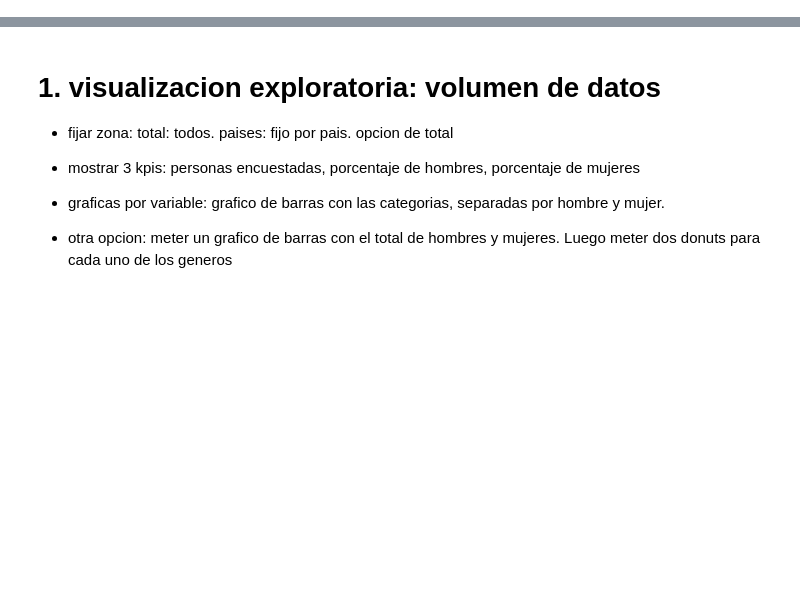
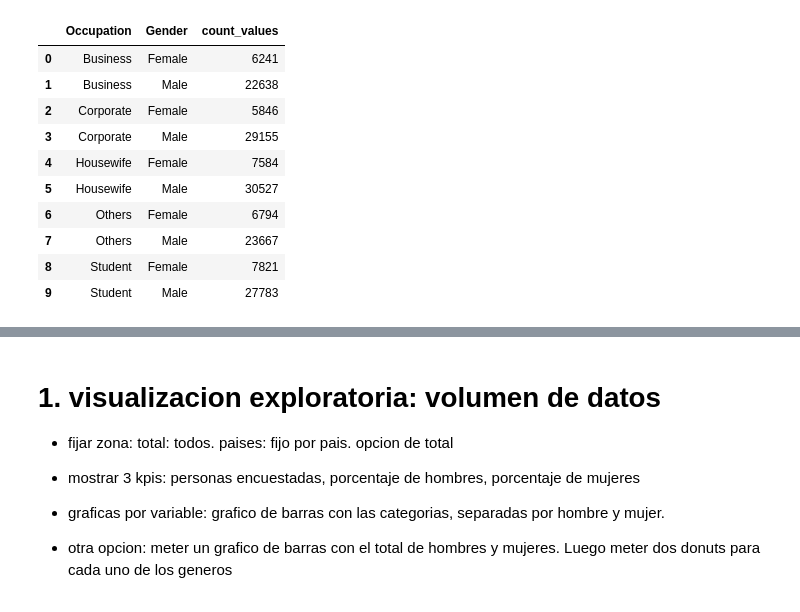
Before and after one commit to josrodand/data_viz_pra, a Jupyter notebook: app_test.ipynb, the cells around one changed output, grey strips where cells are left out. Saved outputs shown, nothing was run; the diff lists cells and outputs as text; code cells hidden in the pictures; blank space fills up the shorter version.

```diff
--- a/app_test.ipynb
+++ b/app_test.ipynb
@@ -77,0 +57,17 @@ Name: count, dtype: int64
+# %%
+country = data_pipeline.get_country_list()[0]
+column = data_pipeline.get_column_list(only_desc=True)[0]
+
+data_pipeline.get_agg_data(country, column, use_gender = True)
+# %% [output]
+|  | Occupation | Gender | count_values |
+| 0 | Business | Female | 6241 |
+| 1 | Business | Male | 22638 |
+| 2 | Corporate | Female | 5846 |
+| 3 | Corporate | Male | 29155 |
+| 4 | Housewife | Female | 7584 |
+| 5 | Housewife | Male | 30527 |
+| 6 | Others | Female | 6794 |
+| 7 | Others | Male | 23667 |
+| 8 | Student | Female | 7821 |
+| 9 | Student | Male | 27783 |
```
Also changed, not shown: parts of 25 cells of this notebook, 4 other files.
